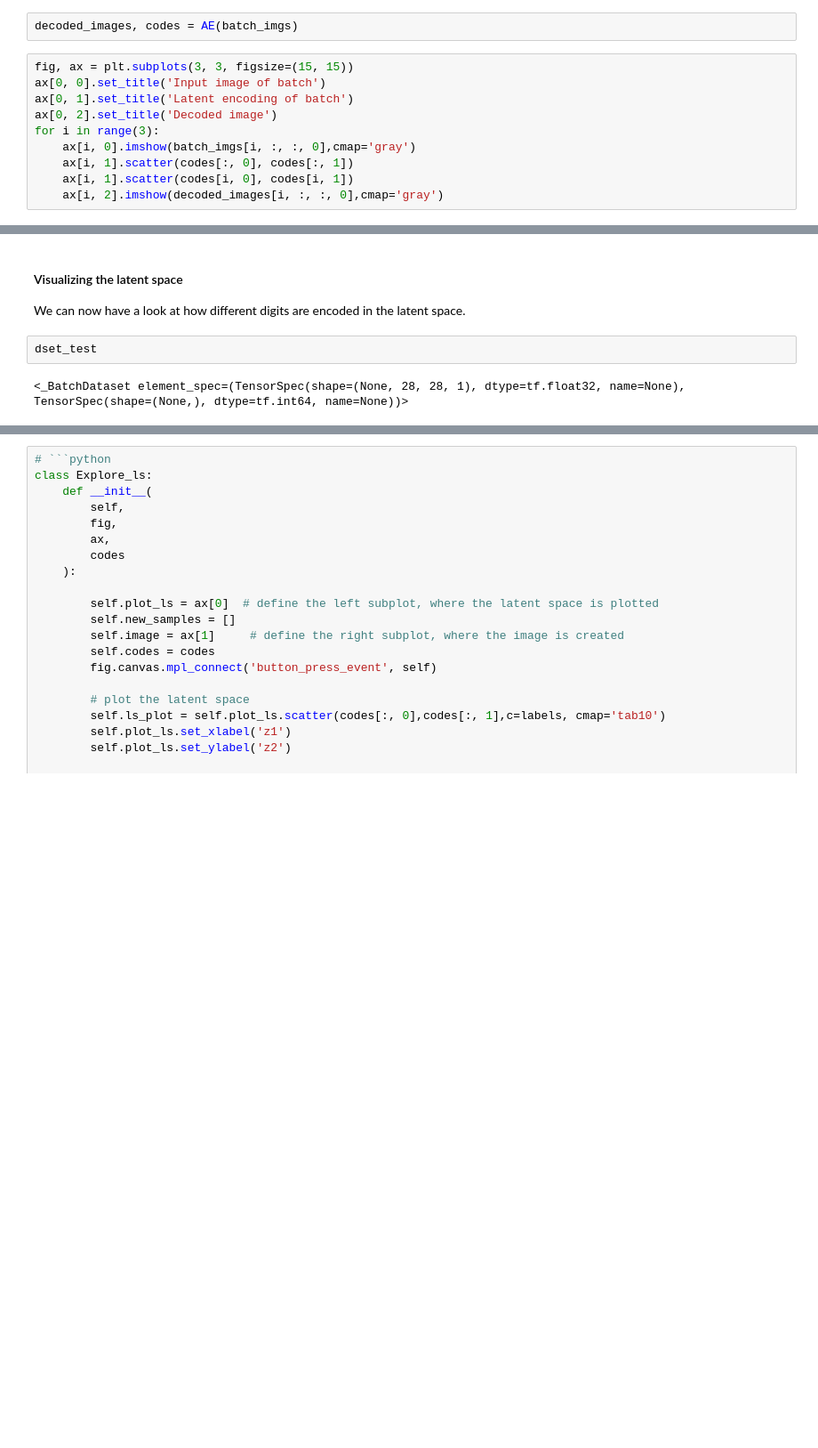
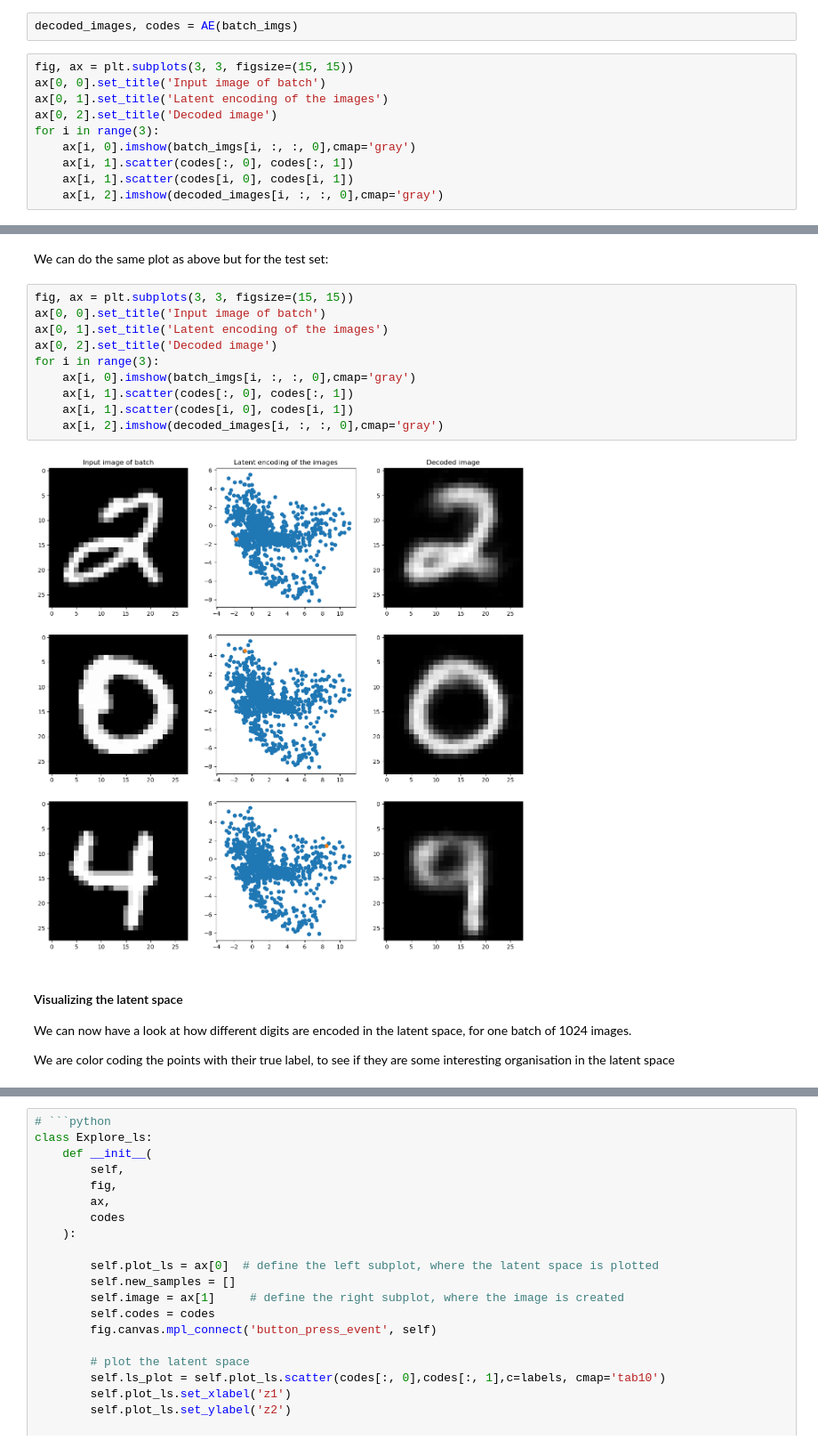
Before and after one commit to CancerCompBioLab/ML_intro, a Jupyter notebook: exploring_AE.ipynb, the cells around one changed output, grey strips where cells are left out. Shown: that part at 89% size. Cells and saved outputs as stored; diff of their text form; blank space fills up the shorter version.

```diff
--- a/exploring_AE.ipynb
+++ b/exploring_AE.ipynb
@@ -283,7 +309,7 @@ decoded_images, codes = AE(batch_imgs)
 # %%
 fig, ax = plt.subplots(3, 3, figsize=(15, 15))
 ax[0, 0].set_title('Input image of batch')
-ax[0, 1].set_title('Latent encoding of batch')
+ax[0, 1].set_title('Latent encoding of the images')
 ax[0, 2].set_title('Decoded image')
 for i in range(3):
     ax[i, 0].imshow(batch_imgs[i, :, :, 0],cmap='gray')
@@ -308,8 +353,20 @@ dset_test = dset_test.batch(1024) # We use a large batch of 1024 examples
+# %% [markdown]
+We can do the same plot as above but for the test set:
+# %%
+fig, ax = plt.subplots(3, 3, figsize=(15, 15))
+ax[0, 0].set_title('Input image of batch')
+ax[0, 1].set_title('Latent encoding of the images')
+ax[0, 2].set_title('Decoded image')
+for i in range(3):
+    ax[i, 0].imshow(batch_imgs[i, :, :, 0],cmap='gray')
+    ax[i, 1].scatter(codes[:, 0], codes[:, 1])
+    ax[i, 1].scatter(codes[i, 0], codes[i, 1])
+    ax[i, 2].imshow(decoded_images[i, :, :, 0],cmap='gray')
+# %% [output]
+[figure, added]
 # %% [markdown]
 #### Visualizing the latent space
 
-We can now have a look at how different digits are encoded in the latent space.
+We can now have a look at how different digits are encoded in the latent space, for one batch of 1024 images.
+
+We are color coding the points with their true label, to see if they are some interesting organisation in the latent space
-# %%
-dset_test
-# %% [output]
-<_BatchDataset element_spec=(TensorSpec(shape=(None, 28, 28, 1), dtype=tf.float32, name=None), TensorSpec(shape=(None,), dtype=tf.int64, name=None))>
```
Also changed, not shown: parts of 48 cells of this notebook.
